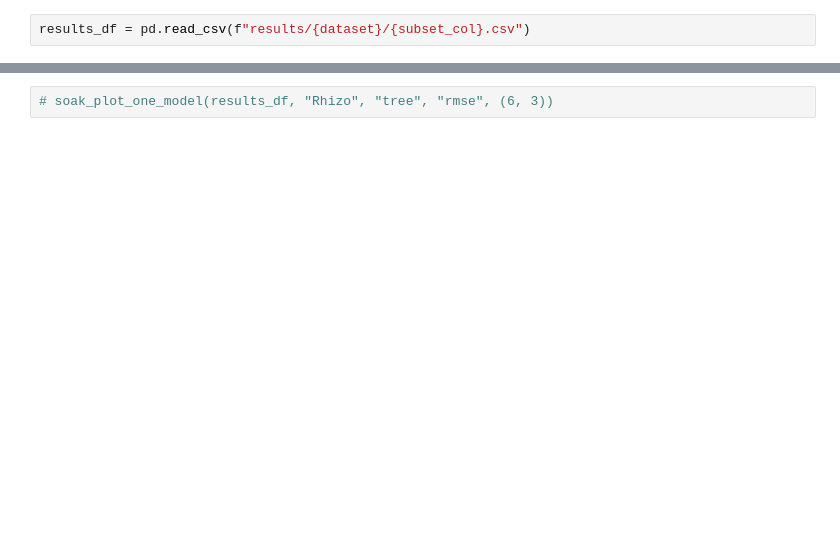
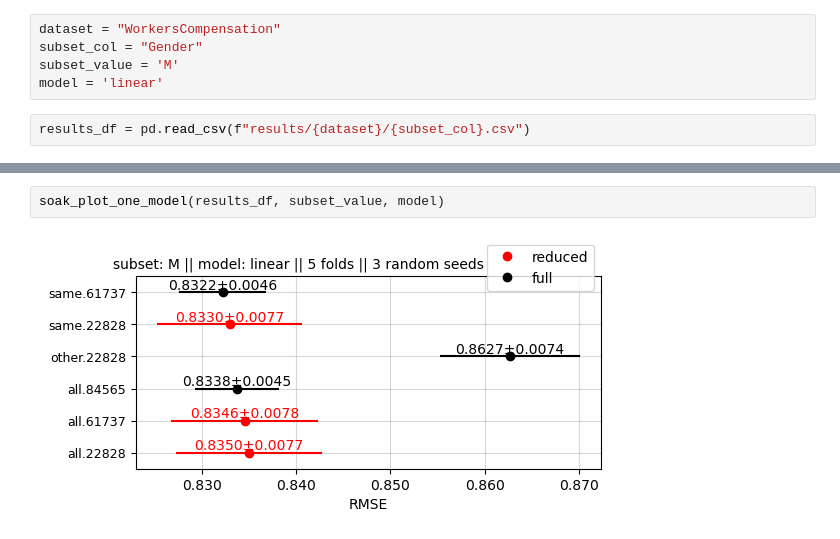
Before and after one commit to lamtung16/soak_regression, a Jupyter notebook: notebook_visualization.ipynb, the cells around one changed output, grey strips where cells are left out. Drawn from its saved outputs; the diff is of its cells as text; blank space fills up the shorter version.

Commit message:
add visualization

```diff
--- a/notebook_visualization.ipynb
+++ b/notebook_visualization.ipynb
@@ -27,2 +5,7 @@ subset_col = "experiment"
+# %%
+dataset = "WorkersCompensation"
+subset_col = "Gender"
+subset_value = 'M'
+model = 'linear'
 # %%
 results_df = pd.read_csv(f"results/{dataset}/{subset_col}.csv")
@@ -54,2 +19,4 @@ soak_plot_multiple_models(results_df)
 # %%
-# soak_plot_one_model(results_df, "Rhizo", "tree", "rmse", (6, 3))
+soak_plot_one_model(results_df, subset_value, model)
+# %% [output]
+[figure, added]
```
Also changed, not shown: parts of 6 cells of this notebook, 1 other file.
